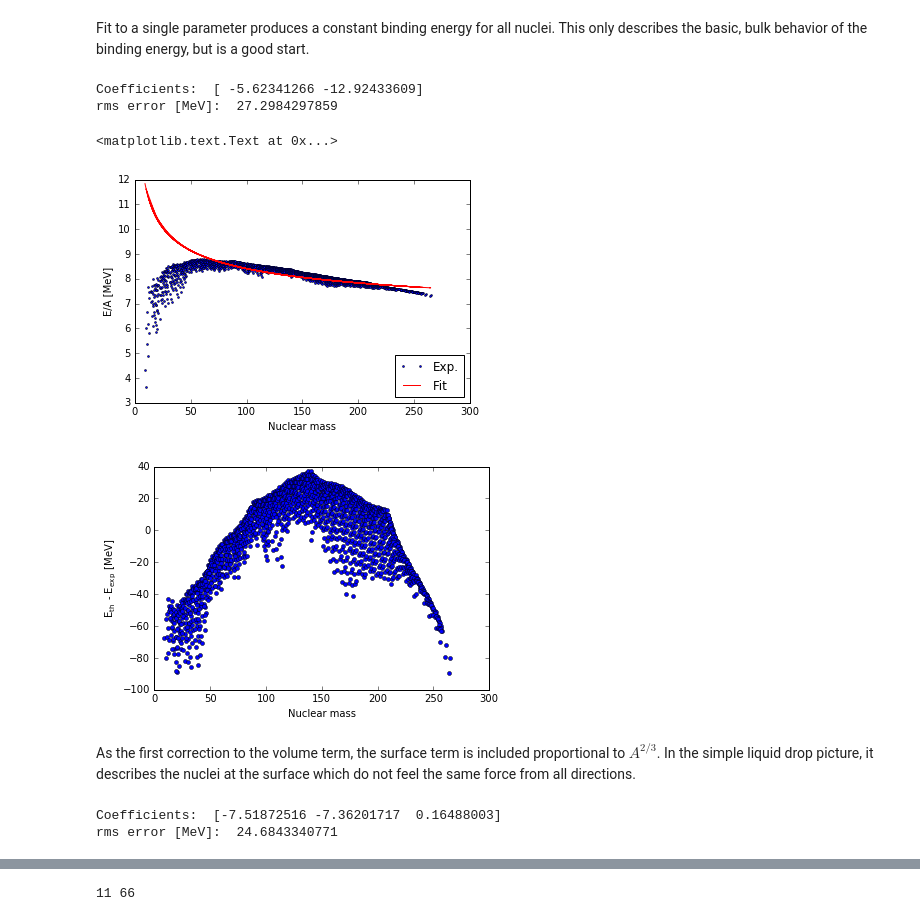
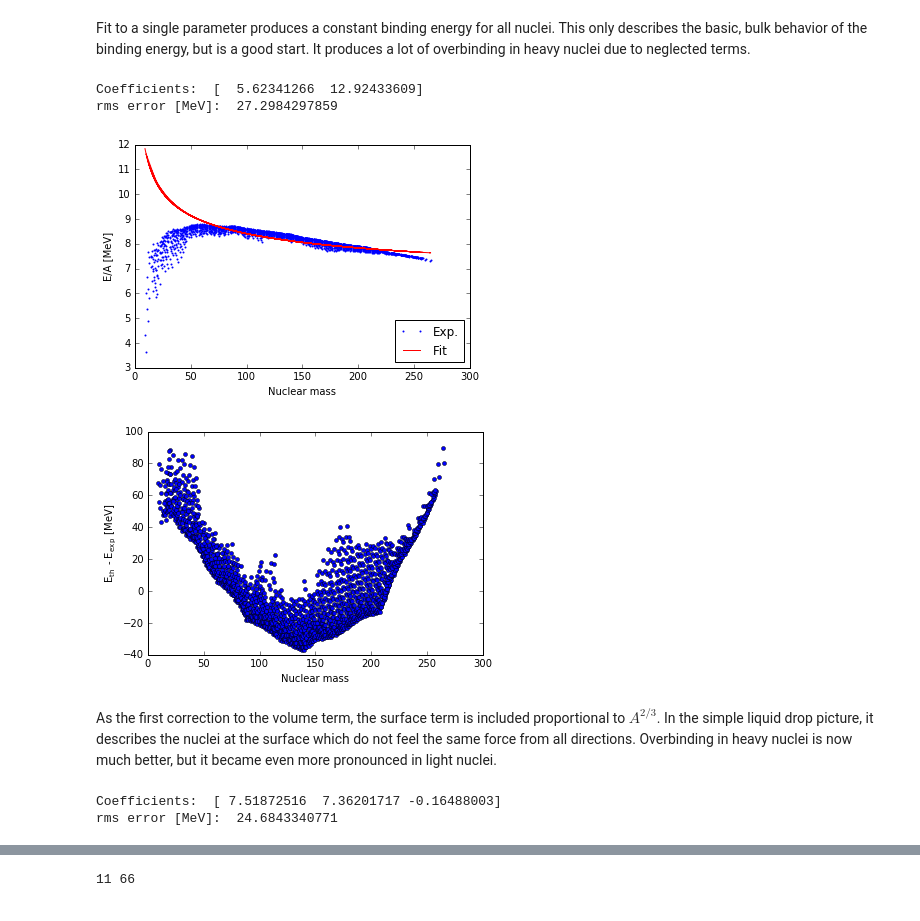
Before and after one commit to tmarketin/SemiempiricalMassFormula, a Jupyter notebook: Nuclear binding energies and semiempirical mass formula.ipynb, the cells around one changed output, grey strips where cells are left out. Cells and saved outputs as stored; diff of their text form; code cells hidden in the pictures.

Commit message:
Coulomb and asymmetry term, work in progress

```diff
--- a/Nuclear binding energies and semiempirical mass formula.ipynb
+++ b/Nuclear binding energies and semiempirical mass formula.ipynb
@@ -65,7 +65,7 @@ for a in range(len(nmass)):
     shell_eff[a] = sheff(nneutron[a],nproton[a])
 
 # measurements
-data_y = data_raw[:,3]
+data_y = -data_raw[:,3]
 # %%
 # First only use the linear term in nuclear mass
 data_x = nmass
@@ -99,5 +100,5 @@ plt.ylabel('$\mathregular{E_{th}}$ - $\mathregular{E_{exp}}$ [MeV]')
 # %% [markdown]
-Fit to a single parameter produces a constant binding energy for all nuclei. This only describes the basic, bulk behavior of the binding energy, but is a good start.
+Fit to a single parameter produces a constant binding energy for all nuclei. This only describes the basic, bulk behavior of the binding energy, but is a good start. It produces a lot of overbinding in heavy nuclei due to neglected terms.
 # %%
 # Adding the surface term, proportional to A^{2/3}
 surf = np.power(nmass,2.0/3.0)
@@ -109,27 +110,28 @@ data_y_th = regr.predict(data_x)
 print("Coefficients: ",regr.coef_)
 print("rms error [MeV]: ",rmserror(data_y_th,data_y))
 # %% [output]
-Coefficients:  [ -5.62341266 -12.92433609]
+Coefficients:  [  5.62341266  12.92433609]
 rms error [MeV]:  27.2984297859
 # %%
 # Figures for the second fit
 plt.figure(3)
-plt.plot(nmass,-data_y/nmass,'bo',markersize = 2)
-plt.plot(nmass,-data_y_th/nmass,'r-')
+plt.plot(nmass,data_y/nmass,'bo',markersize = 2, markeredgewidth = 0.0)
+plt.plot(nmass,data_y_th/nmass,'r-')
 plt.xlabel("Nuclear mass")
 plt.ylabel("E/A [MeV]")
 plt.legend(("Exp.","Fit"),loc = "lower right")
+plt.show(3)
 
 plt.figure(4)
 plt.plot(nmass,(data_y_th - data_y),'bo', markersize = 4)
 plt.xlabel("Nuclear mass")
 plt.ylabel('$\mathregular{E_{th}}$ - $\mathregular{E_{exp}}$ [MeV]')
+plt.show(4)
 # %% [output]
-<matplotlib.text.Text at 0x...>
-[figure, old version]
+[figure, new version]
-[figure, old version]
+[figure, new version]
 # %% [markdown]
-As the first correction to the volume term, the surface term is included proportional to $A^{2/3}$. In the simple liquid drop picture, it describes the nuclei at the surface which do not feel the same force from all directions.
+As the first correction to the volume term, the surface term is included proportional to $A^{2/3}$. In the simple liquid drop picture, it describes the nuclei at the surface which do not feel the same force from all directions. Overbinding in heavy nuclei is now much better, but it became even more pronounced in light nuclei.
 # %%
 # Adding the Coulomb term
 coul = np.power(nproton,2.0)*np.power(nmass,-1.0/3.0)
@@ -141,7 +143,7 @@ data_y_th = regr.predict(data_x)
 print("Coefficients: ",regr.coef_)
 print("rms error [MeV]: ", rmserror(data_y_th,data_y))
 # %% [output]
-Coefficients:  [-7.51872516 -7.36201717  0.16488003]
+Coefficients:  [ 7.51872516  7.36201717 -0.16488003]
 rms error [MeV]:  24.6843340771
 # %%
 # Figures for the third fit
```
Also changed, not shown: parts of 6 cells of this notebook.
